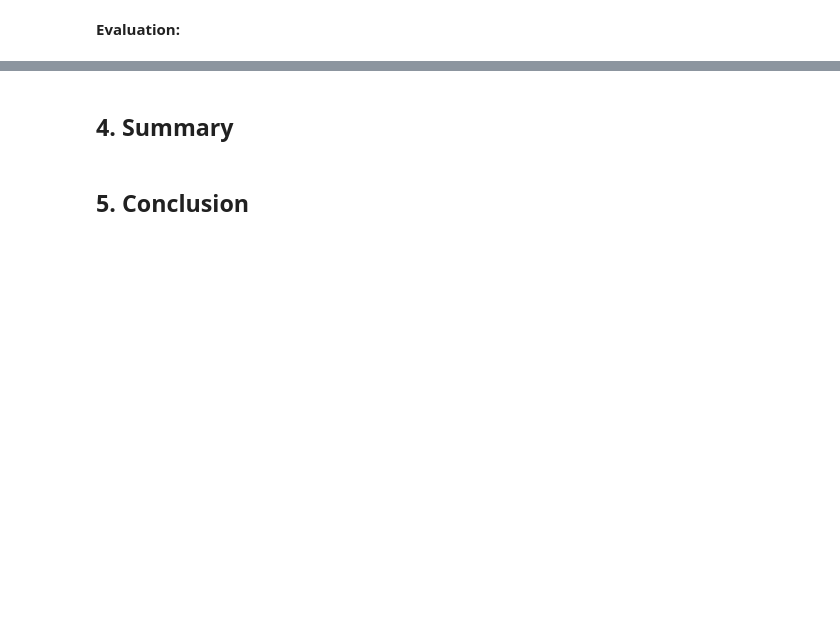
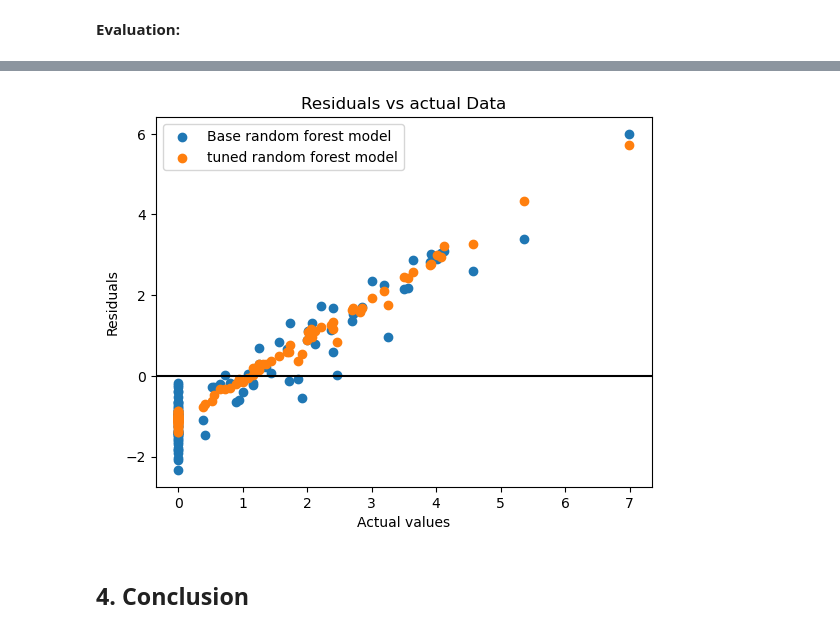
Before and after one commit to laurasck14/MLI2024, a Jupyter notebook: ml_LS.ipynb, the cells around one changed output, grey strips where cells are left out. Cells and saved outputs as stored; diff of their text form; code cells hidden in the pictures; blank space fills up the shorter version.

```diff
--- a/ml_LS.ipynb
+++ b/ml_LS.ipynb
@@ -422,0 +485,25 @@ Accuracy =  62.5 %
+# %%
+# Implement the hyperparamether tuning:
+rfr_tunning = RandomForestRegressor(random_state=42, **best_params)
+rfr_tunning.fit(X_train, y_train)
+y_pred_tunning = rfr_tunning.predict(X_test)
+y_train_pred_tunnig = rfr_tunning.predict(X_train)
+# %%
+# Evaluation of the model:
+score_grid = cross_val_score(rfr_tunning, X_train, y_train,
+                           cv=KFold(n_splits=5, shuffle=True, random_state=42))
+
+# Evaluation metrics:
+mse_tuned_test = mean_squared_error(y_test, y_pred_tunning)
+rmse_tuned_test = math.sqrt(mse_tuned_test)
+
+mse_tuned_train = mean_squared_error(y_train, y_train_pred_tunnig)
+rmse_tuned_train = math.sqrt(mse_tuned_train)
+
+r2_tuned = r2_score(y_test, y_pred_tunning)
+residuals_tuned_test = y_test - y_pred_tunning
+residuals_tuned_train = y_train - y_train_pred_tunnig
+
+# Determine correct predictions
+predictions_tuned = residuals_tuned_test <= 0.0001
+percentage_tuned = np.mean(predictions_tuned) * 100
@@ -423,4 +526,13 @@ Accuracy =  62.5 %
+# %%
+plt.scatter(y_test, residuals_forest_test)
+plt.scatter(y_test, residuals_tuned_test)
+plt.axhline(y=0.0, color='black', linestyle='-')
+plt.title("Residuals vs actual Data")
+plt.xlabel("Actual values")
+plt.ylabel("Residuals")
+plt.legend(["Base random forest model", "tuned random forest model"])
+plt.show()
+# %% [output]
+[figure, added]
 # %% [markdown]
-## 4. Summary
+## 4. Conclusion
-# %% [markdown]
-## 5. Conclusion
```
Also changed, not shown: parts of 27 cells of this notebook.
